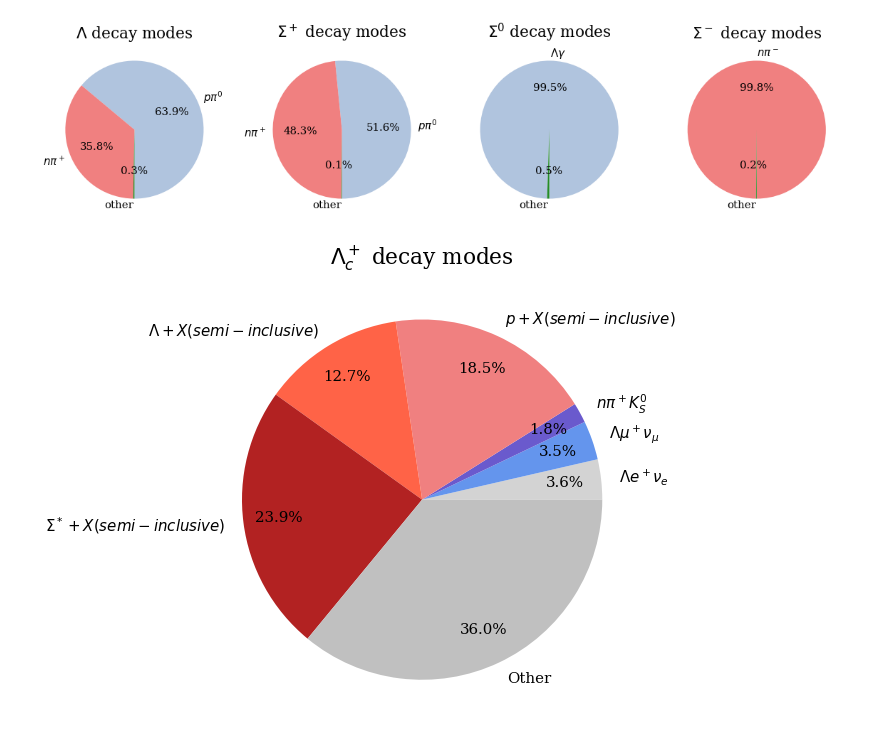
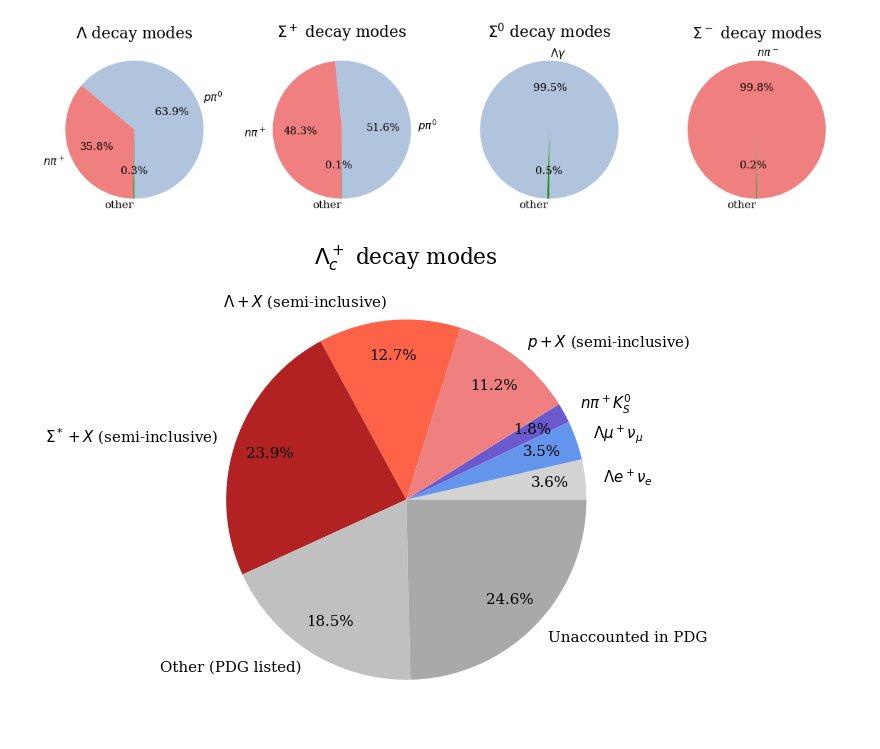
Before and after one commit to sebouh137/fcal_sim, a Jupyter notebook: PiCharts.ipynb, the cells around one changed output. Saved outputs shown, nothing was run; the diff lists cells and outputs as text; code cells hidden in the pictures.

```diff
--- a/PiCharts.ipynb
+++ b/PiCharts.ipynb
@@ -92,23 +91,14 @@ ProtonFracs= np.append(ProtonFracs,3.5) #±0.4
 ProtonLabels= np.append(ProtonLabels,"$p \\overline{K}^{*} \\left(892\\right)^0$ - 1.96%")
 ProtonFracs= np.append(ProtonFracs,1.96) #±0.27
 
-ProtonLabels= np.append(ProtonLabels,"$p K^0_S \\pi^0-$ 1.97%")
+ProtonLabels= np.append(ProtonLabels,"$p K^0_S \\pi^0$ - 1.97%")
 ProtonFracs= np.append(ProtonFracs,1.97) #±0.13
 
 ProtonLabels= np.append(ProtonLabels,"$p \\overline{K}^{0} \\eta$ - 0.83%")
 ProtonFracs= np.append(ProtonFracs,0.83) #±0.18
 
-ProtonLabels= np.append(ProtonLabels,"$p K^0_S \\pi^+ \\pi^-$ - 1.6%")
-ProtonFracs= np.append(ProtonFracs,1.6) #±0.12
-
-ProtonLabels= np.append(ProtonLabels,"$p K^* \\left(892\\right) \\pi^+$ - 1.4%")
+ProtonLabels= np.append(ProtonLabels,"$p K^* \\left(892\\right)^- \\pi^+$ - 1.4%")
 ProtonFracs= np.append(ProtonFracs,1.4) #±0.5 ***********************************SUS
-
-ProtonLabels= np.append(ProtonLabels,"$p K^- \\pi^+ \\pi^0 (NR)$ - 4.6%")
-ProtonFracs= np.append(ProtonFracs,4.6) #±0.8 ***********************************SUS
-
-ProtonLabels= np.append(ProtonLabels,"$p K^- \\pi^+ 2\\pi^0$ - 1.0%")
-ProtonFracs= np.append(ProtonFracs,1.0) #±0.5
 
 ProtonFracsNorm = ProtonFracs/sum(ProtonFracs)
 Pcolors = ("lightsteelblue","cornflowerblue","slateblue")
@@ -290,37 +280,53 @@ TotFracs = np.append(TotFracs,3.5)
 #direct decay n final states
 TotLabels = np.append(TotLabels,"$n \\pi^+ K^0_S$")
 TotFracs = np.append(TotFracs,1.8)
 
 #Direct to proton
-TotLabels = np.append(TotLabels,"$p + X (semi-inclusive)$")
+TotLabels = np.append(TotLabels,"$p + X$ (semi-inclusive)")
 TotFracs = np.append(TotFracs,sum(ProtonFracs))
 #Lambda intermediate states
-TotLabels = np.append(TotLabels,"$\\Lambda + X (semi-inclusive)$")
+TotLabels = np.append(TotLabels,"$\\Lambda + X$ (semi-inclusive)")
 TotFracs = np.append(TotFracs,sum(Lambda0Fracs))
 #Sigma^* intermediate states
-TotLabels = np.append(TotLabels,"$\\Sigma^* + X (semi-inclusive)$")
+TotLabels = np.append(TotLabels,"$\\Sigma^* + X$ (semi-inclusive)")
 TotFracs = np.append(TotFracs,sum(SigmaFracs))
 
 #other
-TotLabels = np.append(TotLabels,"Other")
-TotFracs = np.append(TotFracs,100-sum(TotFracs))
+TotLabels = np.append(TotLabels,"Other (PDG listed)")
+TotFracs = np.append(TotFracs,100-sum(TotFracs)-(100-75.36))
+
+#Unknown (missing fraction from PDG)
+TotLabels = np.append(TotLabels,"Unaccounted in PDG")
+TotFracs = np.append(TotFracs,100-75.36)
 
 '''Other notable channels:
 intermediate Delta(1232)^++ to p,       1.08
 intermediate Lambda(1520) to p,         2.2
+p K_S pi+ pi- (requires 1->4)           1.6
+p K^- pi^+ pi^0 (NR) (requires 1->4)    4.6**
+p K^- pi^+ 2pi^0 (requires 1->5)        1.0
 p pi+ pi- and int. f0(980) inclusive    0.46
 Lambda pi^- 2 pi^+ NR (requires 1->4)   1.1
 intermediate Sigma(1385) to Lambda      0.91
 Sigma0 pi- 2pi+ (requires 1->4)         1.11
 Sigma^- pi0 2pi^+ (requires 1->4)       2.1
 
+#ProtonLabels= np.append(ProtonLabels,"$p K^0_S \\pi^+ \\pi^-$ - 1.6%")
+#ProtonFracs= np.append(ProtonFracs,1.6) #±0.12
+
+ProtonLabels= np.append(ProtonLabels,"$p K^- \\pi^+ \\pi^0 (NR)$ - 4.6%")
+ProtonFracs= np.append(ProtonFracs,4.6) #±0.8 ***********************************SUS
+
+ProtonLabels= np.append(ProtonLabels,"$p K^- \\pi^+ 2\\pi^0$ - 1.0%")
+ProtonFracs= np.append(ProtonFracs,1.0) #±0.5
+
 SIDE NOTE: All PDG channels sum to only 75.36%
 '''
 
 #autopct = lambda x: ('%.1f%%'%x if x>5 else '')
-Totcolors = ("lightgray","cornflowerblue","slateblue","lightcoral","tomato","firebrick","silver")
+Totcolors = ("lightgray","cornflowerblue","slateblue","lightcoral","tomato","firebrick","silver","darkgray")
 plt.pie(TotFracs, labels=TotLabels, autopct=autopct,pctdistance=0.8,colors=Totcolors)
 plt.title("$\Lambda^+_c$ decay modes")
 plt.show()
 # %% [output]
-[figure, old version]
+[figure, new version]
```
Also changed, not shown: parts of 4 cells of this notebook.
